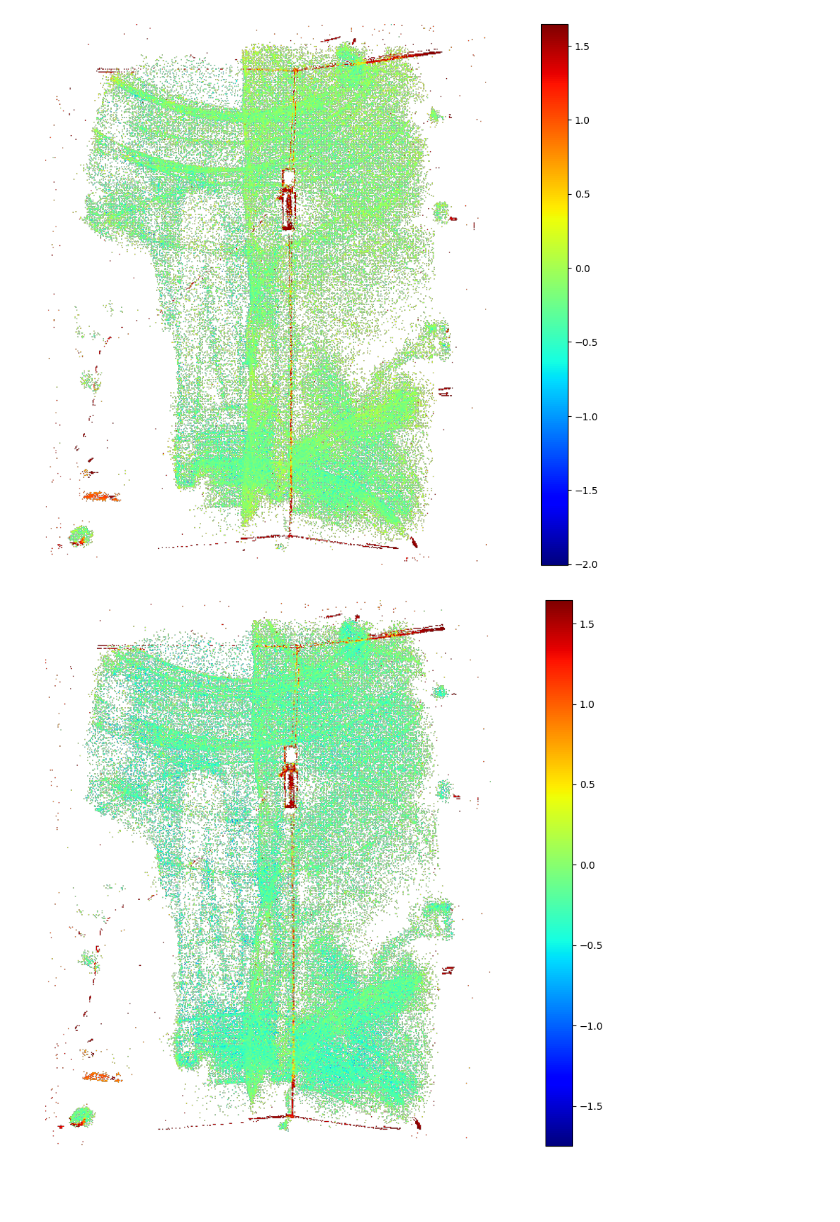
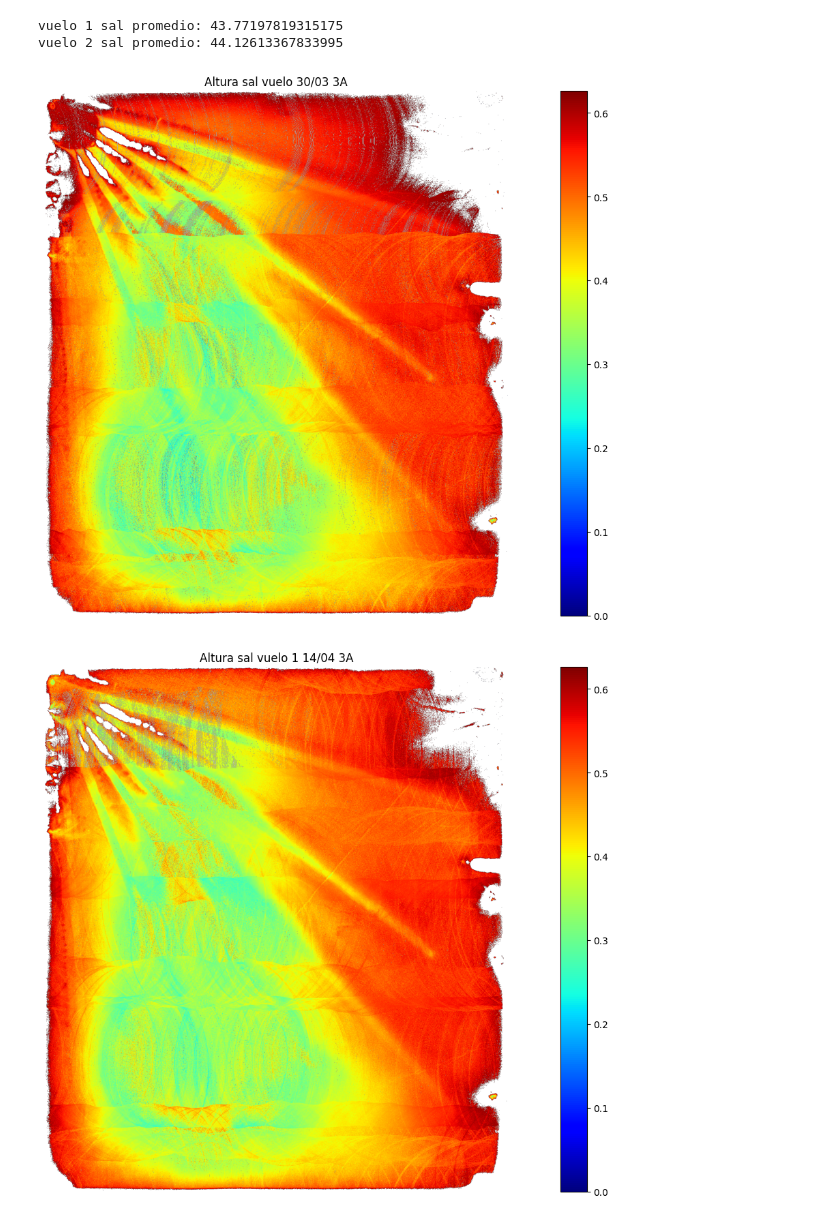
Before and after one commit to Kauel-Chile/sqm_batimetria, a Jupyter notebook: point_cloud_alignment.ipynb, the cells around one changed output. Cells and saved outputs as stored; diff of their text form; code cells hidden in the pictures; blank space fills up the shorter version.

```diff
--- a/point_cloud_alignment.ipynb
+++ b/point_cloud_alignment.ipynb
@@ -47,8 +43,10 @@ rasantes = {
     'km11': 2300.382,
     'km12': 2300.345,
     'km13': 2300.372,
-    '3a': 2300.305,
-    '2a': 2300.700,
+    #'3a': 2300.305, #marzo
+    '3a': 2300.326, #14042025
+    #'2a': z, #marzo
+    '2a': 2300.416, #14042025
     'pam2': 2300.572
 }
 
@@ -56,13 +54,16 @@ salmueras = {
     'km11': 2300.866,
     'km12': 2300.582,
     'km13': 2300.647,
-    #'pam2': 2302.185, #marzo
-    'pam2':2302.221, #abril 24042025
-    '2a': 2301.129,
-    '3a': 2300.978
+    'pam2': 2302.185, #marzo
+    'pam2':2302.221, #23042025
+    #'pam2':2301.999, #14042025
+    #'2a': 2301.129, #marzo
+    #'3a': 2300.978, #marzo
+    '2a': 2300.416, #14042025
+    '3a': 2300.953 #14042025
 }
 
-POZA = 'pam2'
+POZA = '3a'
 THRESHOLD = 0.02
 SALMUERA = salmueras.get(POZA, None)
 RASANTE = rasantes.get(POZA, None)
@@ -76,2 +74,5 @@ target_path = 'data/24_04_2025/pam-2v2-23_04_2025.las'
+# %%
+source_path = 'data/14_04_2025/Vuelo_1/3-a_100m_7ms_100khz_plena-luz_0_0_poza.las'
+target_path = 'data/14_04_2025/Vuelo_2/3-a_v2_100m_7ms_100khz_plena-luz_0_0_poza.las'
 # %%
 src_ground_points = get_ground_points(source_path, SALMUERA)
@@ -137,7 +139,7 @@ from rasterio.transform import from_origin
 def generate_dem(points, rasante, x_min, x_max, y_min, y_max, output_filename=None, grid_spacing=None):
     # Extraer y procesar coordenadas
     x, y, z = points[:, 0], points[:, 1], points[:, 2] - rasante
-    #z = np.clip(z, 0, 4)
+    z = np.clip(z, 0, 4)
 
     # Calcular espaciado de la grilla
     if grid_spacing is None:
@@ -221,16 +223,10 @@ def generate_dem(points, rasante, x_min, x_max, y_min, y_max, output_filename=No
 def get_point(path, salmuera):
     las = lp.read(path)
     points = np.vstack((las.x, las.y, las.z)).transpose()
-    data_points = np.hstack((points,
-                        np.expand_dims(las.return_number, -1),
-                        np.expand_dims(las.number_of_returns, -1)))
-
-
-    second = data_points[(data_points[:,-2] == 2) & (data_points[:,-1] == 2)][:, :3]
-    return  second[second[:,2] < salmuera]
+    return points[points[:,2] < salmuera]
 # %%
-#points_a = get_point(path_las_transformed, SALMUERA)
-points_a = get_point(source_path, SALMUERA)
+print(path_las_transformed)
+points_a = get_point(path_las_transformed, SALMUERA)
 points_b = get_point(target_path, SALMUERA)
 
 xmin, xmax = np.min([np.min(points_a[:,0]), np.min(points_b[:,0])]), np.max([np.max(points_a[:,0]), np.max(points_b[:,0])])
@@ -245,23 +243,32 @@ dem_b = generate_dem(points_b, RASANTE, xmin, xmax, ymin, ymax, grid_spacing=0.1
+# %%
+print(f'vuelo 1 sal promedio: {np.mean(points_a[:,2] - RASANTE)*100}')
+print(f'vuelo 2 sal promedio: {np.mean(points_b[:,2] - RASANTE)*100}')
+# %% [output]
+vuelo 1 sal promedio: 43.77197819315175
+vuelo 2 sal promedio: 44.12613367833995
 # %%
+
 import matplotlib.pyplot as plt
 plt.figure(figsize=(20,10))
 plt.imshow(dem_a, cmap='jet')
 plt.colorbar()
+plt.title('Altura sal vuelo 30/03 3A')
 plt.axis('off')
 plt.show()
 
 plt.figure(figsize=(20,10))
 plt.imshow(dem_b, cmap='jet')
 plt.colorbar()
+plt.title('Altura sal vuelo 1 14/04 3A')
 plt.axis('off')
 plt.show()
-
 
 plt.figure(figsize=(20,10))
 plt.imshow(dem_b - dem_a, cmap='jet')
 plt.colorbar()
 plt.axis('off')
+plt.title('Diferencia entre vuelos 30/03 - v1 14/04 3A')
 plt.show()
 # %% [output]
-[figure, old version]
+[figure, new version]
-[figure, old version]
+[figure, new version]
```
Also changed, not shown: parts of 8 cells of this notebook, 2 other files.
